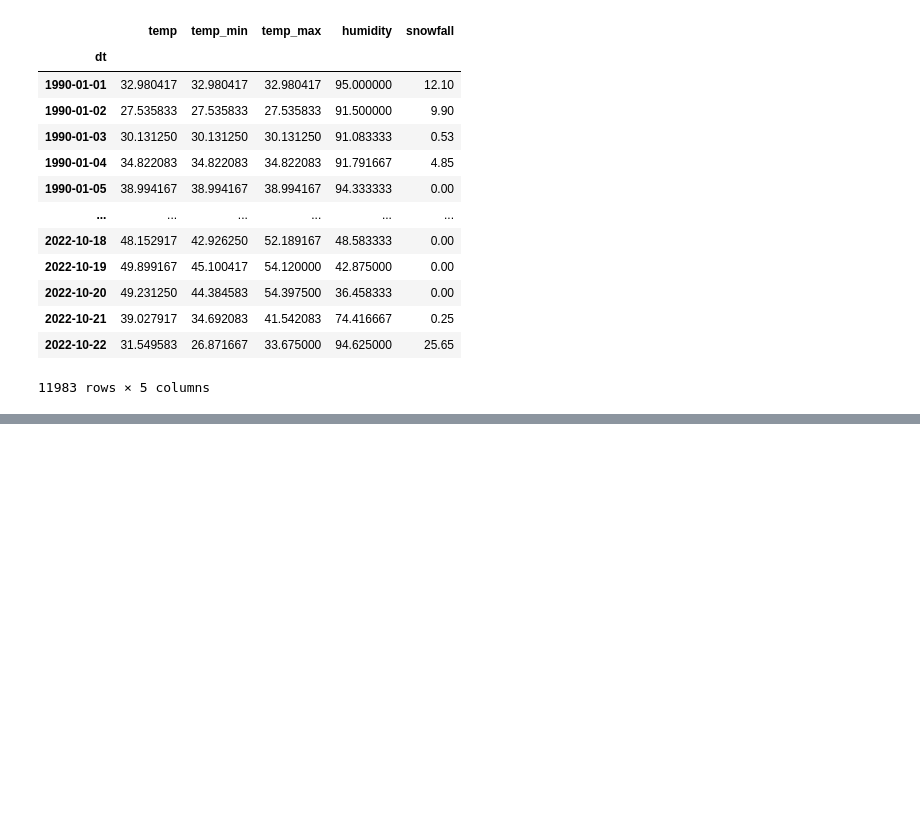
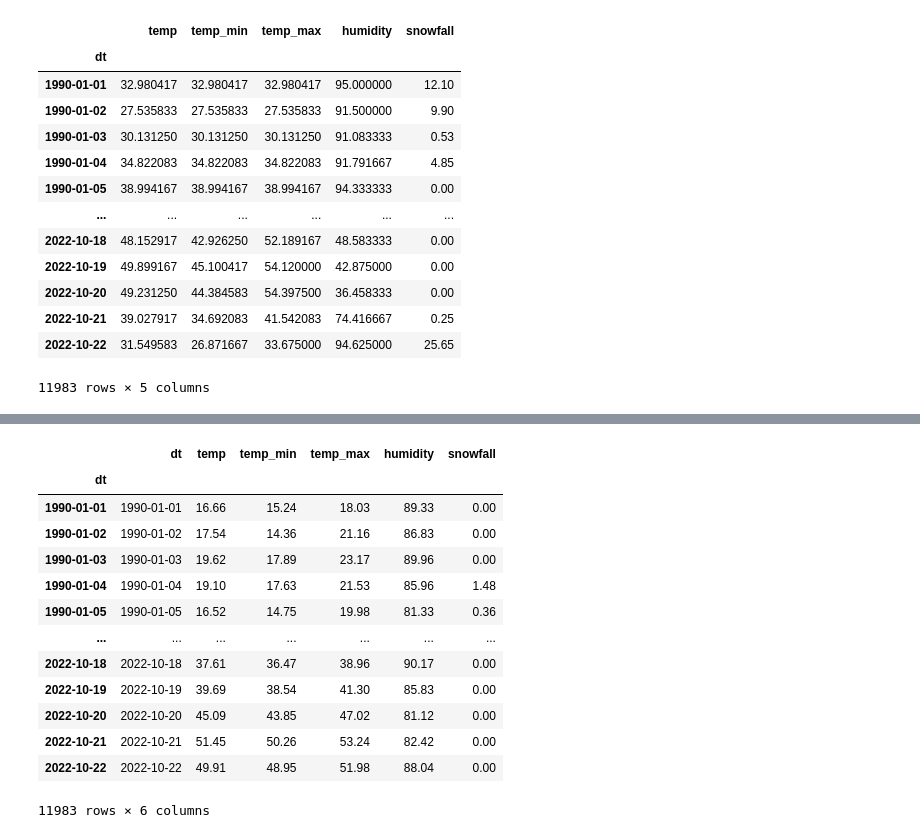
Before and after one commit to caedturner/Snow_data_analysis, a Jupyter notebook: timberline.ipynb, the cells around one changed output, grey strips where cells are left out. Cells and saved outputs as stored; diff of their text form; code cells hidden in the pictures; blank space fills up the shorter version.

```diff
--- a/timberline.ipynb
+++ b/timberline.ipynb
@@ -146,0 +260,3 @@ finished_df.to_sql(name='timberline', con=engine)
+# %%
+furano_df = pd.read_csv('./cleaned_Furano_Ski_resort_df.csv')
+furano_df
@@ -146,0 +277,20 @@ finished_df.to_sql(name='timberline', con=engine)
+# %%
+furano_datetime = pd.to_datetime(furano_df['dt'])
+# %%
+furano_df = furano_df.set_index(furano_datetime)
+furano_df
+# %% [output]
+|  | dt | temp | temp_min | temp_max | humidity | snowfall |
+| dt |  |  |  |  |  |  |
+| 1990-01-01 | 1990-01-01 | 16.66 | 15.24 | 18.03 | 89.33 | 0.00 |
+| 1990-01-02 | 1990-01-02 | 17.54 | 14.36 | 21.16 | 86.83 | 0.00 |
+| 1990-01-03 | 1990-01-03 | 19.62 | 17.89 | 23.17 | 89.96 | 0.00 |
+| 1990-01-04 | 1990-01-04 | 19.10 | 17.63 | 21.53 | 85.96 | 1.48 |
+| 1990-01-05 | 1990-01-05 | 16.52 | 14.75 | 19.98 | 81.33 | 0.36 |
+| ... | ... | ... | ... | ... | ... | ... |
+| 2022-10-18 | 2022-10-18 | 37.61 | 36.47 | 38.96 | 90.17 | 0.00 |
+| 2022-10-19 | 2022-10-19 | 39.69 | 38.54 | 41.30 | 85.83 | 0.00 |
+| 2022-10-20 | 2022-10-20 | 45.09 | 43.85 | 47.02 | 81.12 | 0.00 |
+| 2022-10-21 | 2022-10-21 | 51.45 | 50.26 | 53.24 | 82.42 | 0.00 |
+| 2022-10-22 | 2022-10-22 | 49.91 | 48.95 | 51.98 | 88.04 | 0.00 |
+11983 rows × 6 columns
```
Also changed, not shown: parts of 29 cells of this notebook.
